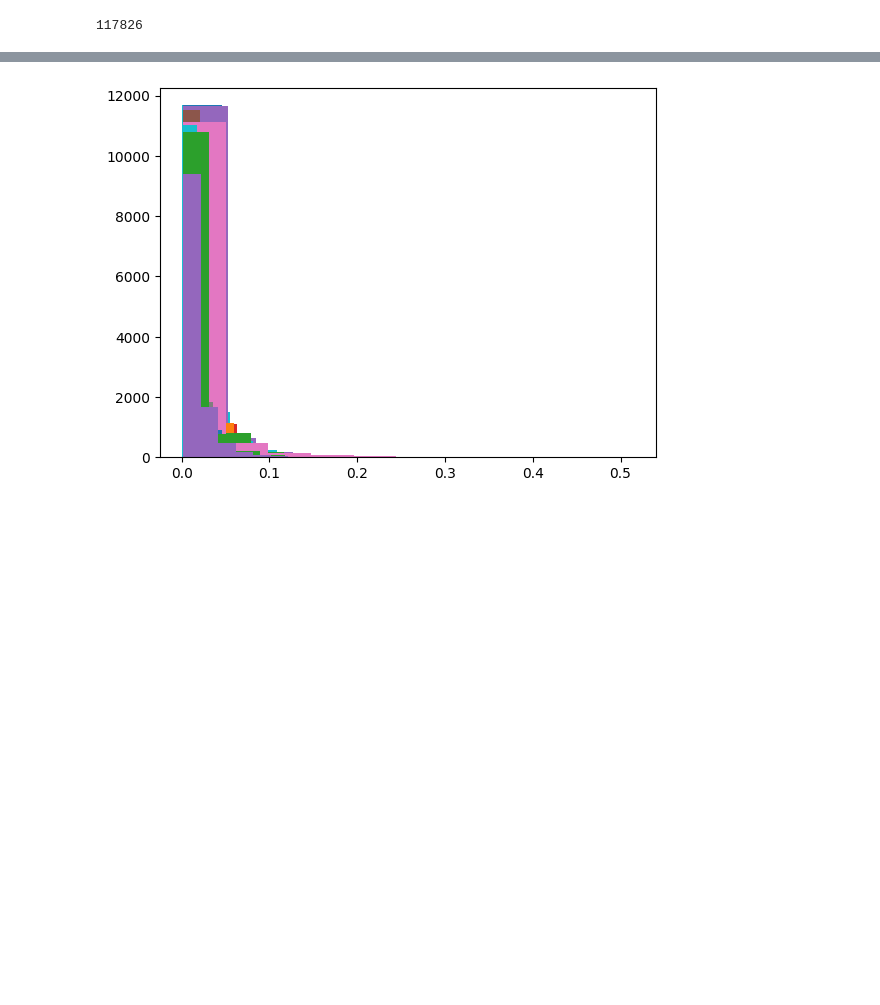
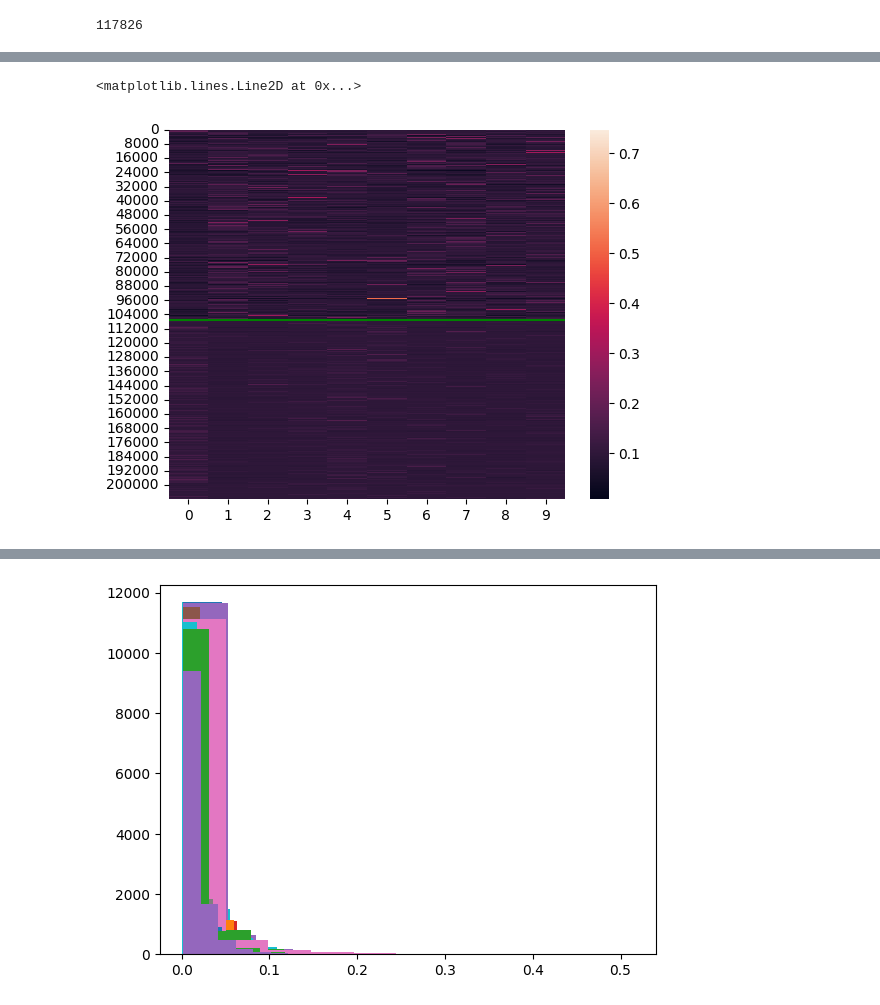
Before and after one commit to Small-Samori/tiktok, a Jupyter notebook: lda_pipeline/Untitled.ipynb, the cells around one changed output, grey strips where cells are left out. Saved outputs shown, nothing was run; the diff lists cells and outputs as text; code cells hidden in the pictures; blank space fills up the shorter version.

```diff
--- a/lda_pipeline/Untitled.ipynb
+++ b/lda_pipeline/Untitled.ipynb
@@ -381,0 +406,6 @@ len(all_topics_scores)
+# %%
+sns.heatmap(scores)
+plt.axhline(y=107017, color="green")
+# %% [output]
+<matplotlib.lines.Line2D at 0x...>
+[figure, added]
```
Also changed, not shown: parts of 29 cells of this notebook, 5 other files.
